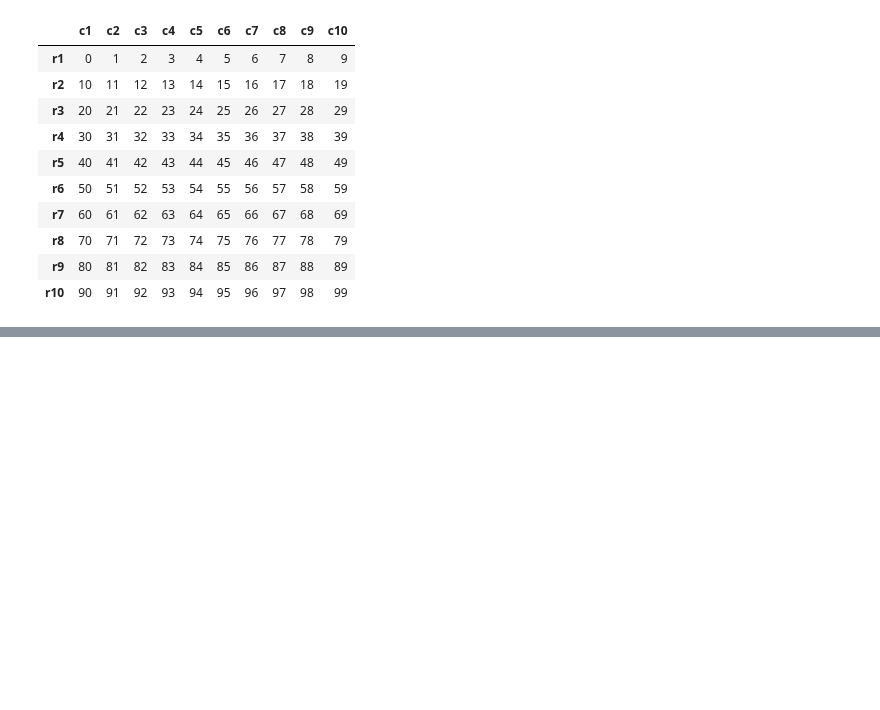
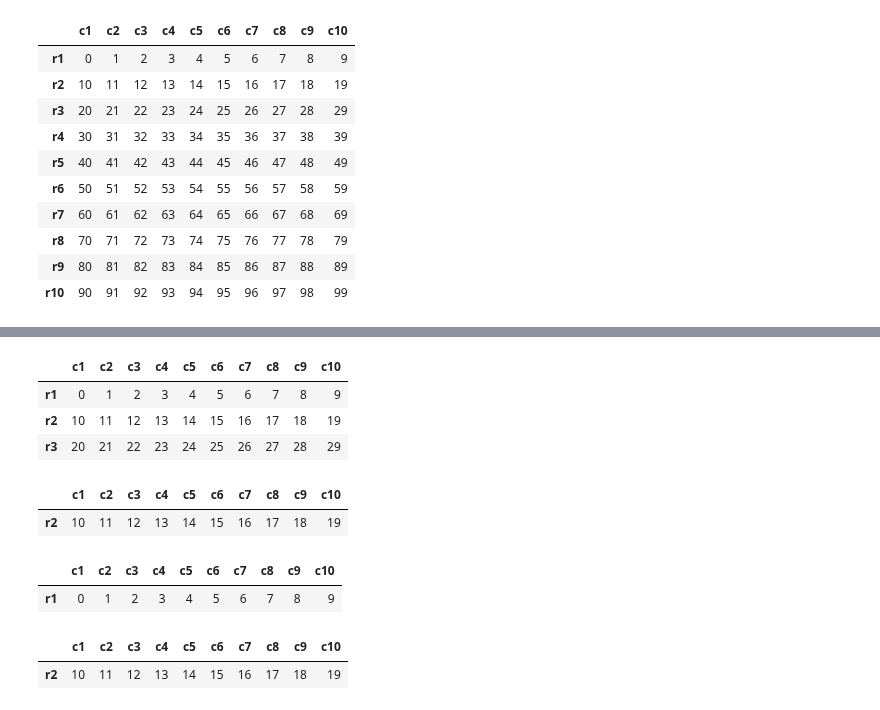
Before and after one commit to RaisulislamRimon/data-science-notes, a Jupyter notebook: module_5/module_5_class/class_2/1_panda.ipynb, the cells around one changed output, grey strips where cells are left out. Cells and saved outputs as stored; diff of their text form; code cells hidden in the pictures; blank space fills up the shorter version.

```diff
--- a/module_5/module_5_class/class_2/1_panda.ipynb
+++ b/module_5/module_5_class/class_2/1_panda.ipynb
@@ -632,0 +651,25 @@ df
+# %%
+df.loc[['r1', 'r2', 'r3']]
+# %% [output]
+|  | c1 | c2 | c3 | c4 | c5 | c6 | c7 | c8 | c9 | c10 |
+| r1 | 0 | 1 | 2 | 3 | 4 | 5 | 6 | 7 | 8 | 9 |
+| r2 | 10 | 11 | 12 | 13 | 14 | 15 | 16 | 17 | 18 | 19 |
+| r3 | 20 | 21 | 22 | 23 | 24 | 25 | 26 | 27 | 28 | 29 |
+# %%
+df.loc[['r2']]
+# %% [output]
+|  | c1 | c2 | c3 | c4 | c5 | c6 | c7 | c8 | c9 | c10 |
+| r2 | 10 | 11 | 12 | 13 | 14 | 15 | 16 | 17 | 18 | 19 |
+# %%
+# explicit index
+df.loc[['r1']] # index of r1 is 0
+# %% [output]
+|  | c1 | c2 | c3 | c4 | c5 | c6 | c7 | c8 | c9 | c10 |
+| r1 | 0 | 1 | 2 | 3 | 4 | 5 | 6 | 7 | 8 | 9 |
+# %%
+# implicit index
+# if we want to see the seecond row, we can use iloc instead of loc
+df.iloc[[1]] # index of r2 is 1
+# %% [output]
+|  | c1 | c2 | c3 | c4 | c5 | c6 | c7 | c8 | c9 | c10 |
+| r2 | 10 | 11 | 12 | 13 | 14 | 15 | 16 | 17 | 18 | 19 |
```
Also changed, not shown: parts of 2 cells of this notebook.
